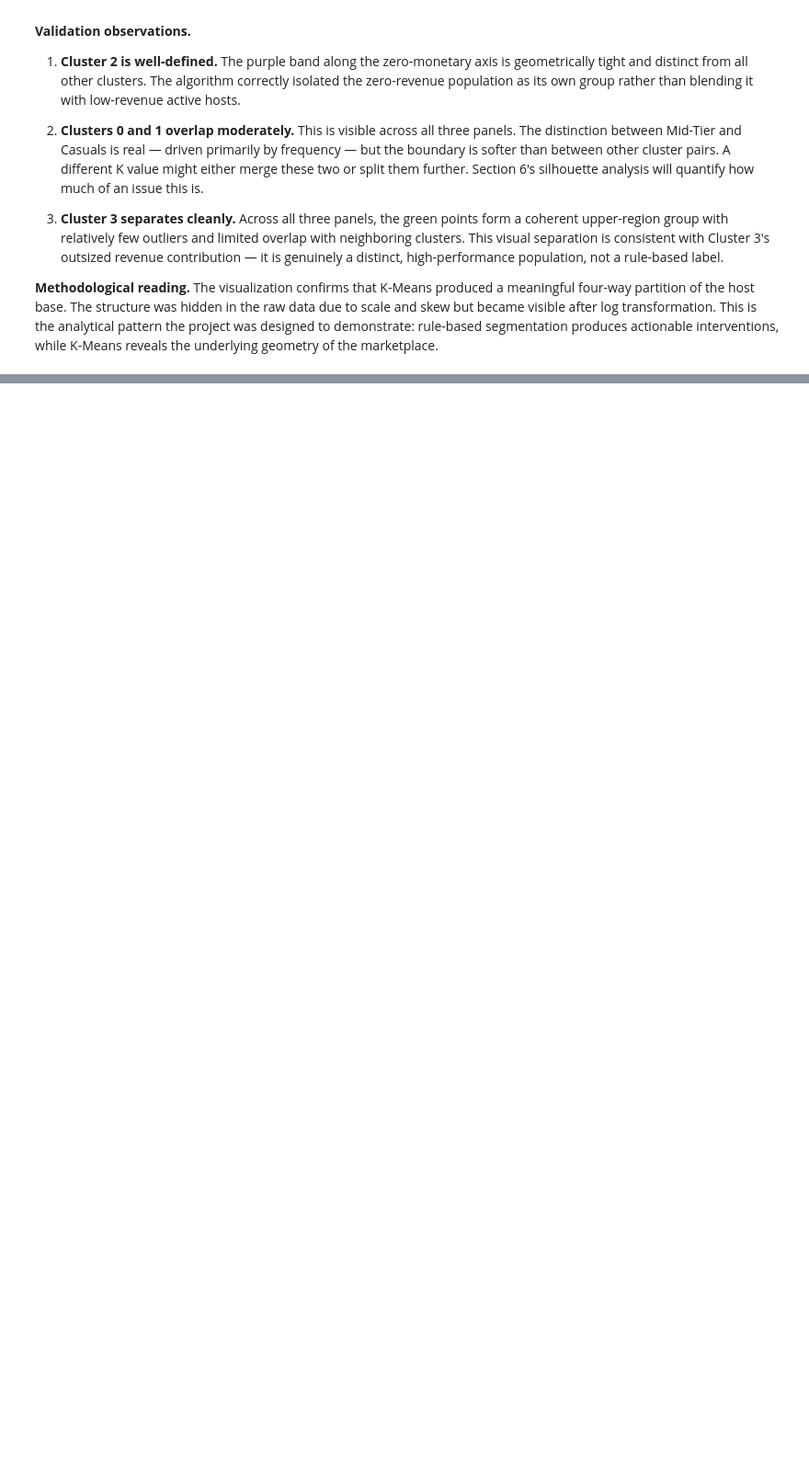
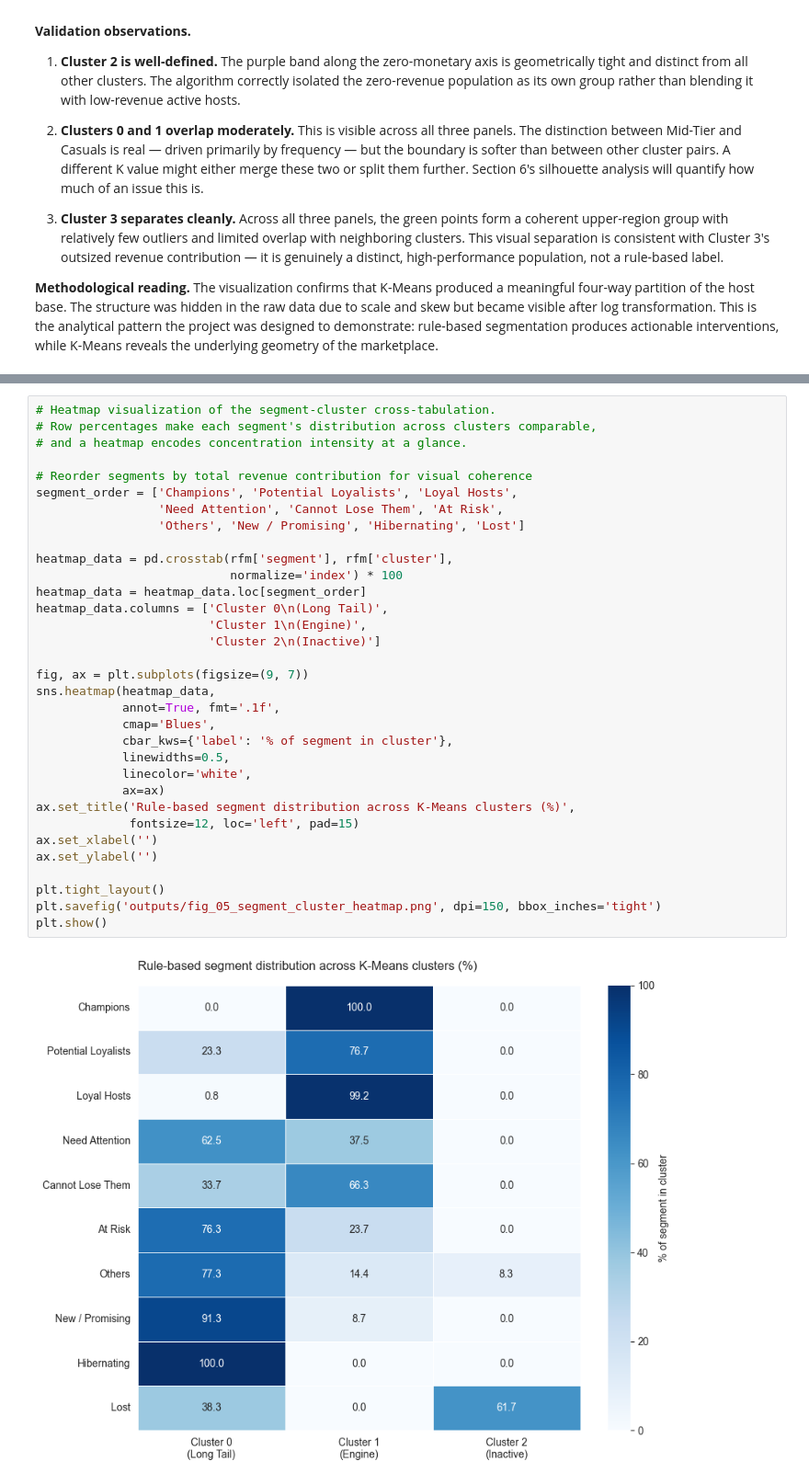
Before and after one commit to Cijan540/my-project-2-rfm-segmentation, a Jupyter notebook: rfm_analysis.ipynb, the cells around one changed output, grey strips where cells are left out. Shown at 92% size. Saved outputs shown, nothing was run; the diff lists cells and outputs as text; blank space fills up the shorter version.

```diff
--- a/rfm_analysis.ipynb
+++ b/rfm_analysis.ipynb
@@ -1065,0 +1629,35 @@ The clean horizontal stratification in this panel confirms that **frequency is d
+# %%
+# Heatmap visualization of the segment-cluster cross-tabulation.
+# Row percentages make each segment's distribution across clusters comparable,
+# and a heatmap encodes concentration intensity at a glance.
+
+# Reorder segments by total revenue contribution for visual coherence
+segment_order = ['Champions', 'Potential Loyalists', 'Loyal Hosts',
+                 'Need Attention', 'Cannot Lose Them', 'At Risk',
+                 'Others', 'New / Promising', 'Hibernating', 'Lost']
+
+heatmap_data = pd.crosstab(rfm['segment'], rfm['cluster'],
+                           normalize='index') * 100
+heatmap_data = heatmap_data.loc[segment_order]
+heatmap_data.columns = ['Cluster 0\n(Long Tail)',
+                        'Cluster 1\n(Engine)',
+                        'Cluster 2\n(Inactive)']
+
+fig, ax = plt.subplots(figsize=(9, 7))
+sns.heatmap(heatmap_data,
+            annot=True, fmt='.1f',
+            cmap='Blues',
+            cbar_kws={'label': '% of segment in cluster'},
+            linewidths=0.5,
+            linecolor='white',
+            ax=ax)
+ax.set_title('Rule-based segment distribution across K-Means clusters (%)',
+             fontsize=12, loc='left', pad=15)
+ax.set_xlabel('')
+ax.set_ylabel('')
+
+plt.tight_layout()
+plt.savefig('outputs/fig_05_segment_cluster_heatmap.png', dpi=150, bbox_inches='tight')
+plt.show()
+# %% [output]
+[figure, added]
```
Also changed, not shown: parts of 17 cells of this notebook, 1 other file.
